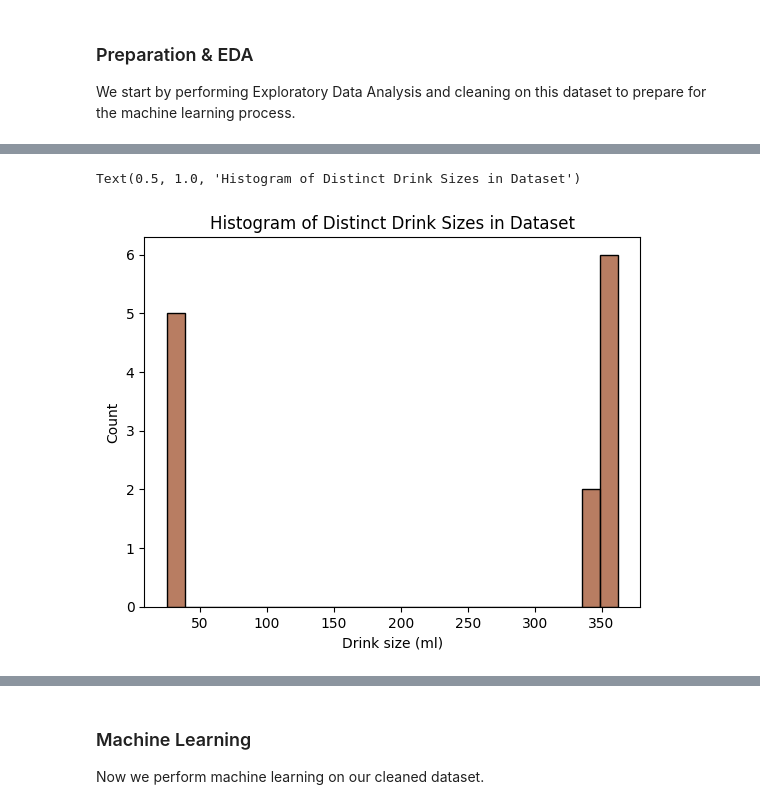
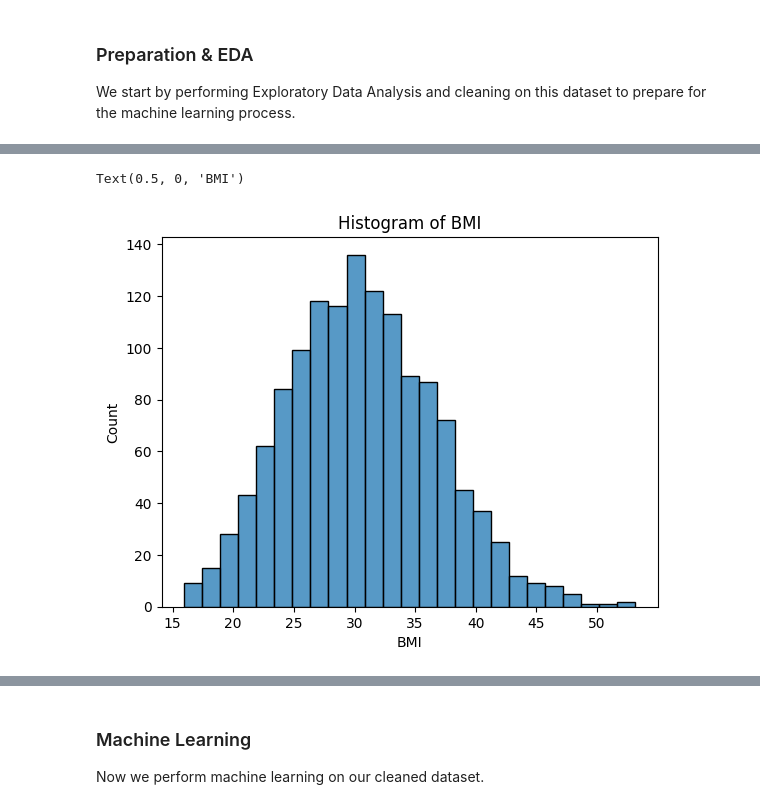
Before and after one commit to awesomecosmos/Insurance-Predictions, a Jupyter notebook: final_project.ipynb, the cells around one changed output, grey strips where cells are left out. Saved outputs shown, nothing was run; the diff lists cells and outputs as text; code cells hidden in the pictures.

```diff
--- a/final_project.ipynb
+++ b/final_project.ipynb
@@ -65,4 +55,10 @@ memory usage: 548.0+ bytes
-# %%
-# dropping NA values
-for column in df.columns:
-    df[column].dropna(inplace=True)
+# %%
+for col in df.columns:
+    df.loc[df[col] == "yes", col] = 1
+    df.loc[df[col] == "no", col] = 0
+    df.loc[df[col] == "female", col] = 1
+    df.loc[df[col] == "male", col] = 0
+    df.loc[df[col] == "southwest", col] = 1
+    df.loc[df[col] == "northwest", col] = 2
+    df.loc[df[col] == "southeast", col] = 3
+    df.loc[df[col] == "northeast", col] = 4
@@ -68,0 +78,4 @@ for column in df.columns:
+# %%
+df[['sex']] = df[['sex']].apply(pd.to_numeric, errors='coerce')
+df[['smoker']] = df[['smoker']].apply(pd.to_numeric, errors='coerce')
+df[['region']] = df[['region']].apply(pd.to_numeric, errors='coerce')
@@ -77,4 +138,0 @@ sns.heatmap(corrMatrix_e, annot=True)
-# %%
-# dropping Chain and Product columns
-df.drop('Chain', axis=1, inplace=True)
-df.drop('Product', axis=1, inplace=True)
@@ -106,7 +181,8 @@ Text(0.5, 1.0, 'Histogram of Distinct Caffeine Amounts in Dataset')
 # %%
 # EDA for another column
-sns.histplot(df['Drink size (ml)'], bins=25, color='sienna')
-plt.title('Histogram of Distinct Drink Sizes in Dataset')
+sns.histplot(df['bmi'], bins=25)
+plt.title('Histogram of BMI')
+plt.xlabel('BMI')
 # %% [output]
-Text(0.5, 1.0, 'Histogram of Distinct Drink Sizes in Dataset')
+Text(0.5, 0, 'BMI')
-[figure, old version]
+[figure, new version]
```
Also changed, not shown: parts of 93 cells of this notebook, 1 other file.
